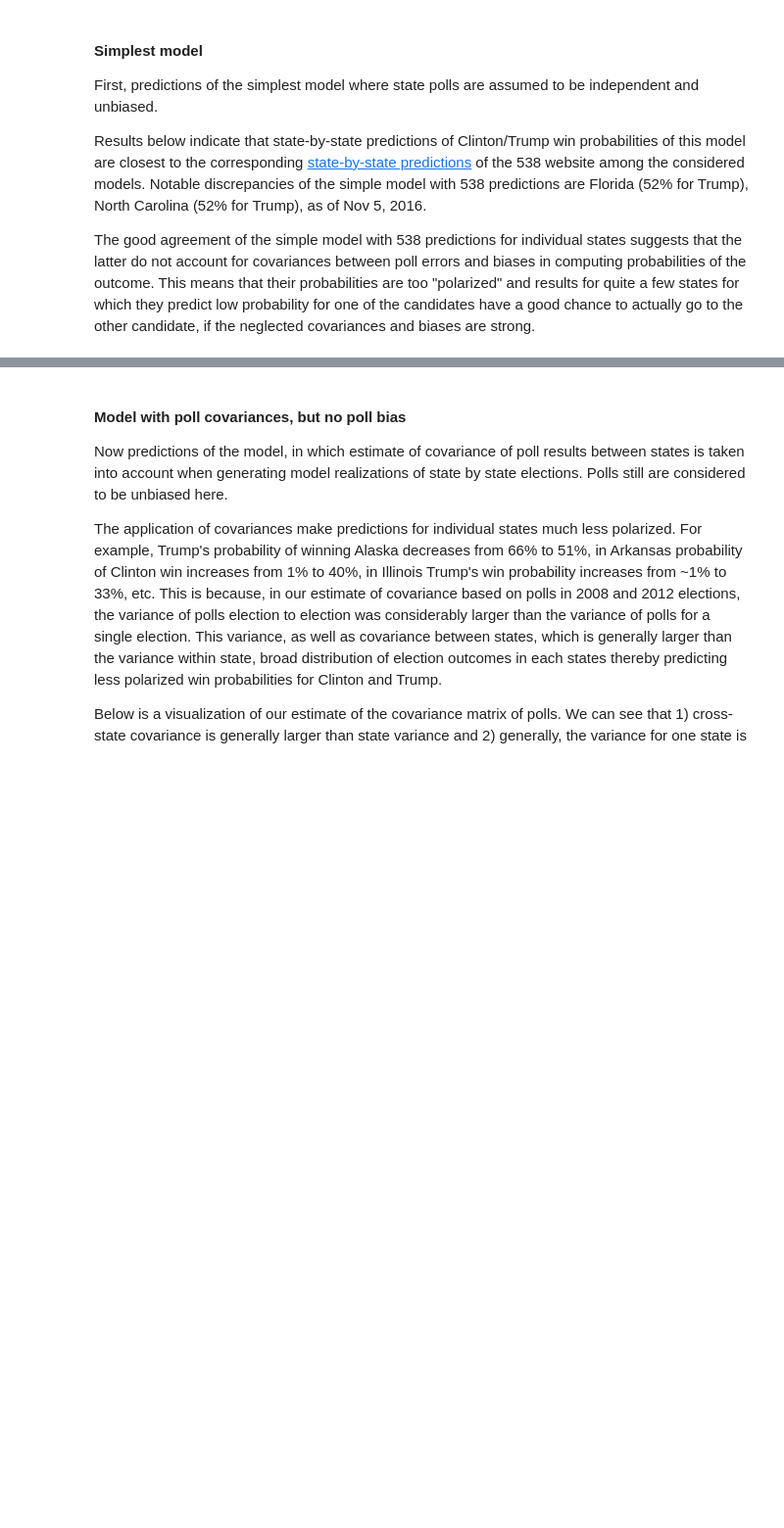
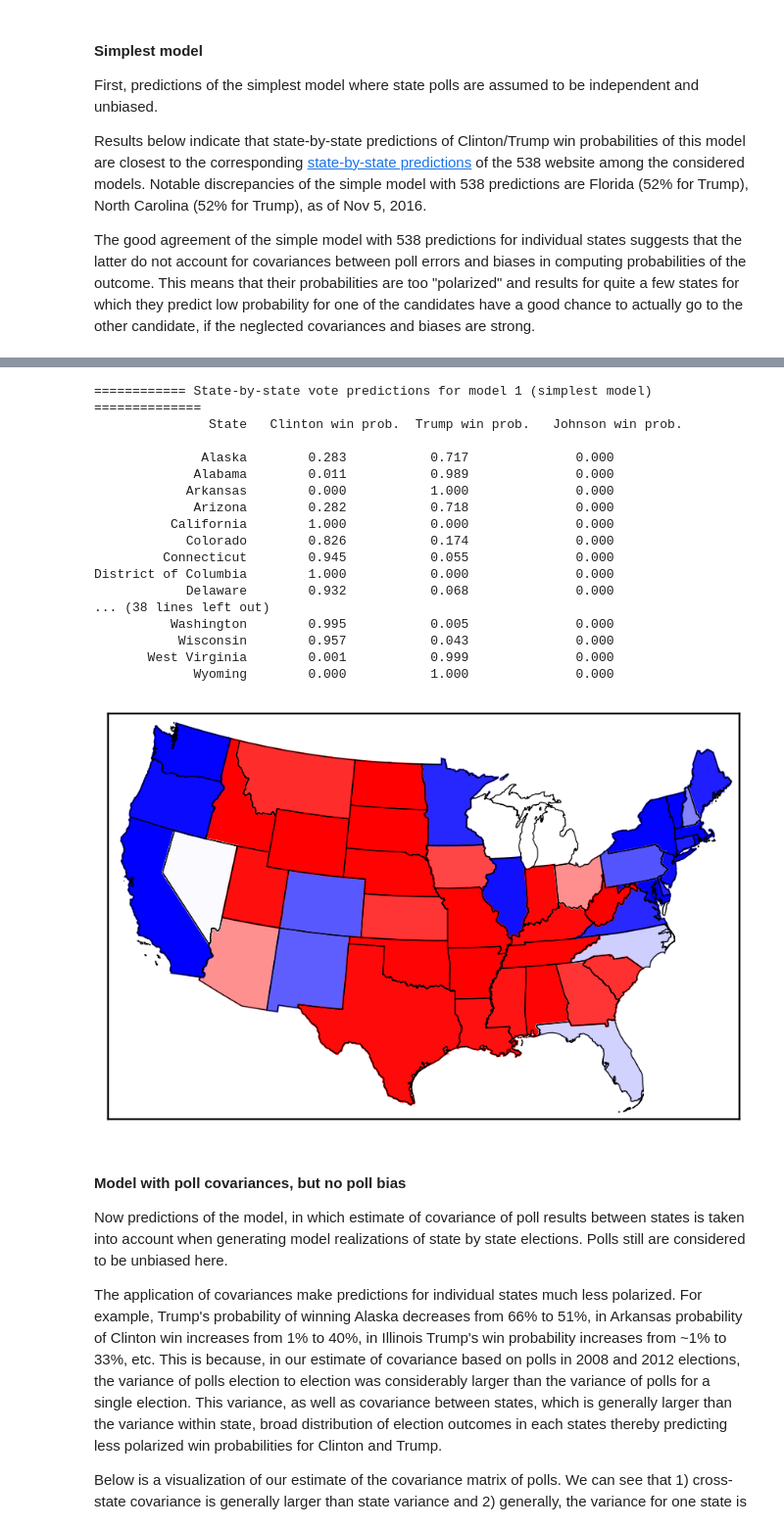
Before and after one commit to LucasBJ/notebooks, a Jupyter notebook: 161104_elections/elections.ipynb, the cells around one changed output, grey strips where cells are left out. Shown at 98% size. Drawn from its saved outputs; the diff is of its cells as text; code cells hidden in the pictures; blank space fills up the shorter version.

```diff
--- a/161104_elections/elections.ipynb
+++ b/161104_elections/elections.ipynb
@@ -293,3 +270,24 @@ District of Columbia        1.00           0.00
+# %%
+plot_map(model_name, simplest_model_results)
+# %% [output]
+============ State-by-state vote predictions for model 1 (simplest model) ==============
+               State   Clinton win prob.  Trump win prob.   Johnson win prob.
+
+              Alaska        0.283           0.717              0.000
+             Alabama        0.011           0.989              0.000
+            Arkansas        0.000           1.000              0.000
+             Arizona        0.282           0.718              0.000
+          California        1.000           0.000              0.000
+            Colorado        0.826           0.174              0.000
+         Connecticut        0.945           0.055              0.000
+District of Columbia        1.000           0.000              0.000
+            Delaware        0.932           0.068              0.000
+... (38 lines left out)
+          Washington        0.995           0.005              0.000
+           Wisconsin        0.957           0.043              0.000
+       West Virginia        0.001           0.999              0.000
+             Wyoming        0.000           1.000              0.000
+[figure, added]
 # %% [markdown]
 #### Model with poll covariances, but no poll bias
 
```
Also changed, not shown: parts of 49 cells of this notebook.
